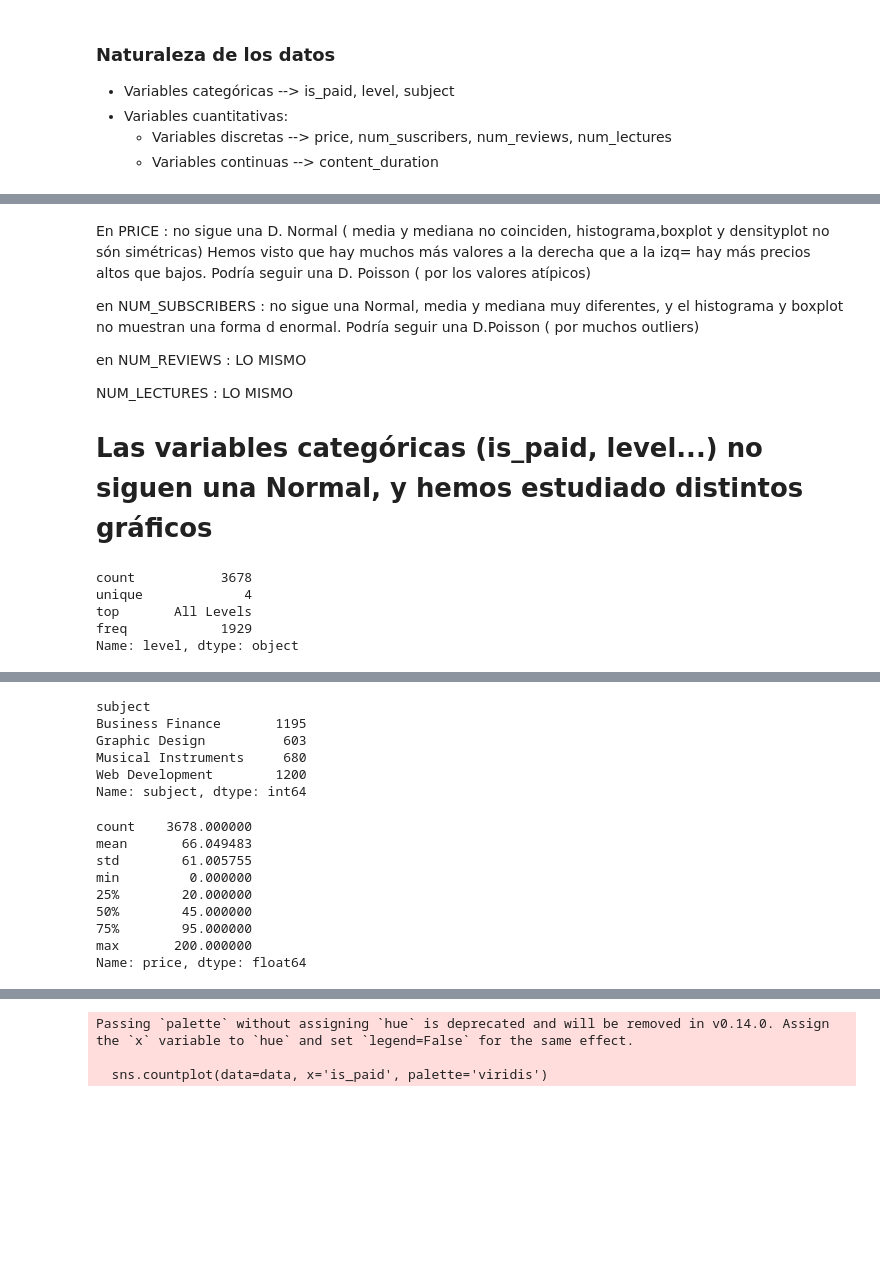
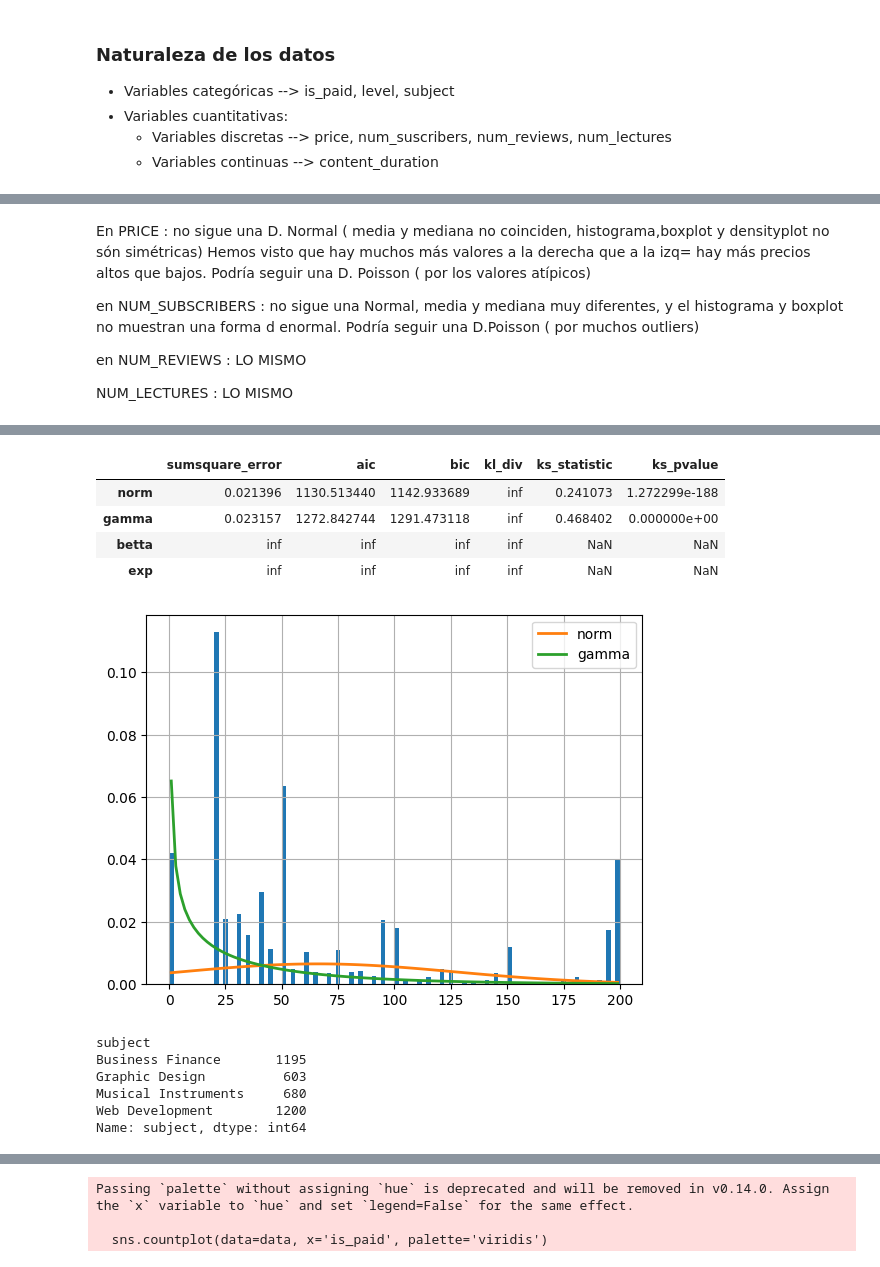
Before and after one commit to Gonzalo22112001/InformeEstadistica, a Jupyter notebook: informe.ipynb, the cells around one changed output, grey strips where cells are left out. Drawn from its saved outputs; the diff is of its cells as text; code cells hidden in the pictures; blank space fills up the shorter version.

```diff
--- a/informe.ipynb
+++ b/informe.ipynb
@@ -163,13 +138,8 @@ Podría seguir una D.Poisson ( por muchos outliers)
 en NUM_REVIEWS : LO MISMO
 
 NUM_LECTURES :  LO MISMO
-
-# Las variables categóricas (is_paid, level...) no siguen una Normal, y hemos estudiado distintos gráficos
-# %%
-data['level'].describe()
-# %% [output]
-count           3678
-unique             4
-top       All Levels
-freq            1929
-Name: level, dtype: object
+# %%
+f = Fitter(data['price'],distributions=['norm', 'exp', 'gamma', 'betta'])
+f.fit()
+f.summary()
+# %% [output]
@@ -176,3 +148,9 @@ Name: level, dtype: object
+|  | sumsquare_error | aic | bic | kl_div | ks_statistic | ks_pvalue |
+| norm | 0.021396 | 1130.513440 | 1142.933689 | inf | 0.241073 | 1.272299e-188 |
+| gamma | 0.023157 | 1272.842744 | 1291.473118 | inf | 0.468402 | 0.000000e+00 |
+| betta | inf | inf | inf | inf | NaN | NaN |
+| exp | inf | inf | inf | inf | NaN | NaN |
+[figure, added]
 # %%
 data.groupby('subject')['subject'].count()
 # %% [output]
@@ -182,16 +160,3 @@ Graphic Design          603
 Musical Instruments     680
 Web Development        1200
 Name: subject, dtype: int64
-# %%
-# Describimos la variable price ( v.cuantitativa)
-data['price'].describe()
-# %% [output]
-count    3678.000000
-mean       66.049483
-std        61.005755
-min         0.000000
-25%        20.000000
-50%        45.000000
-75%        95.000000
-max       200.000000
-Name: price, dtype: float64
```
Also changed, not shown: parts of 20 cells of this notebook.
